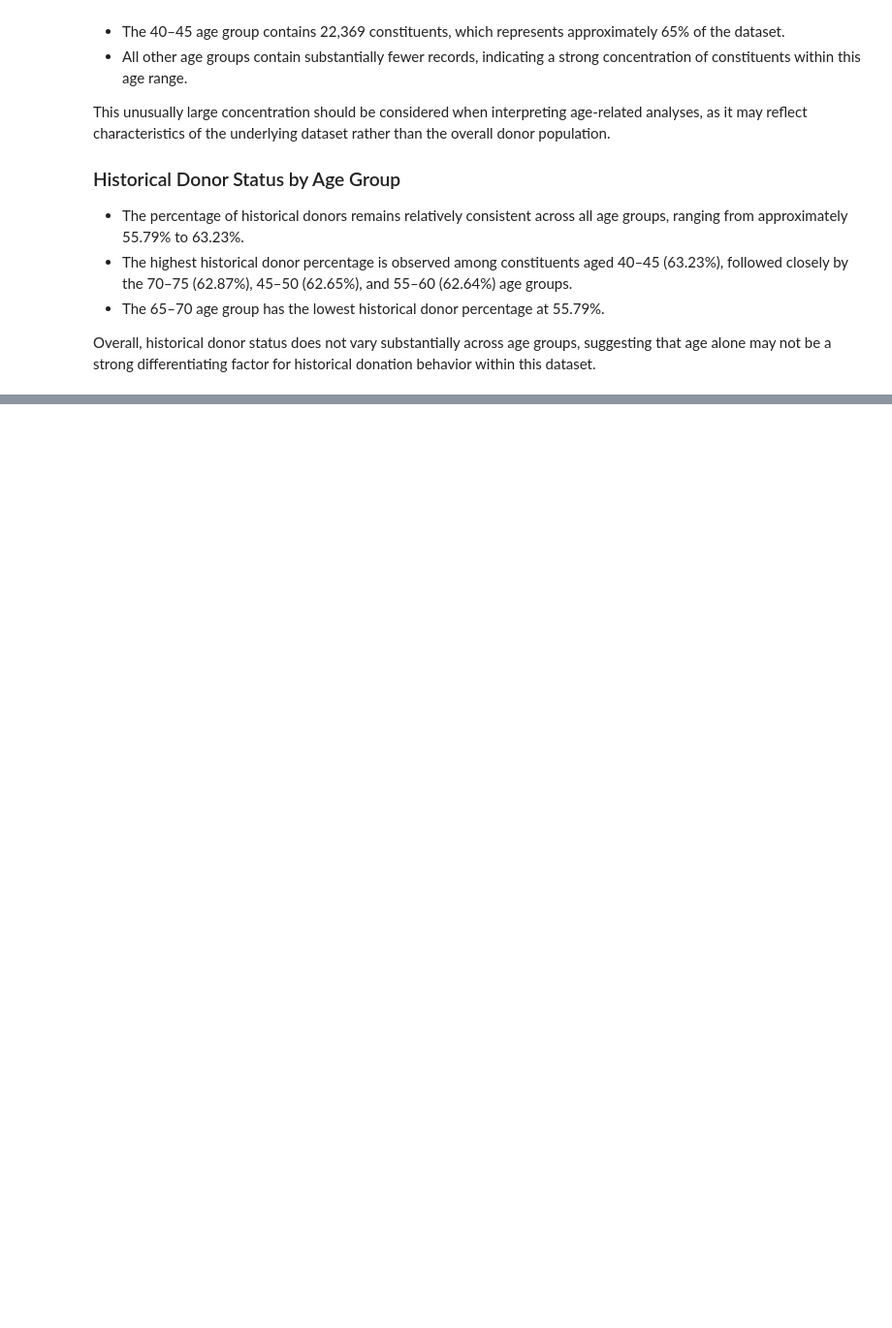
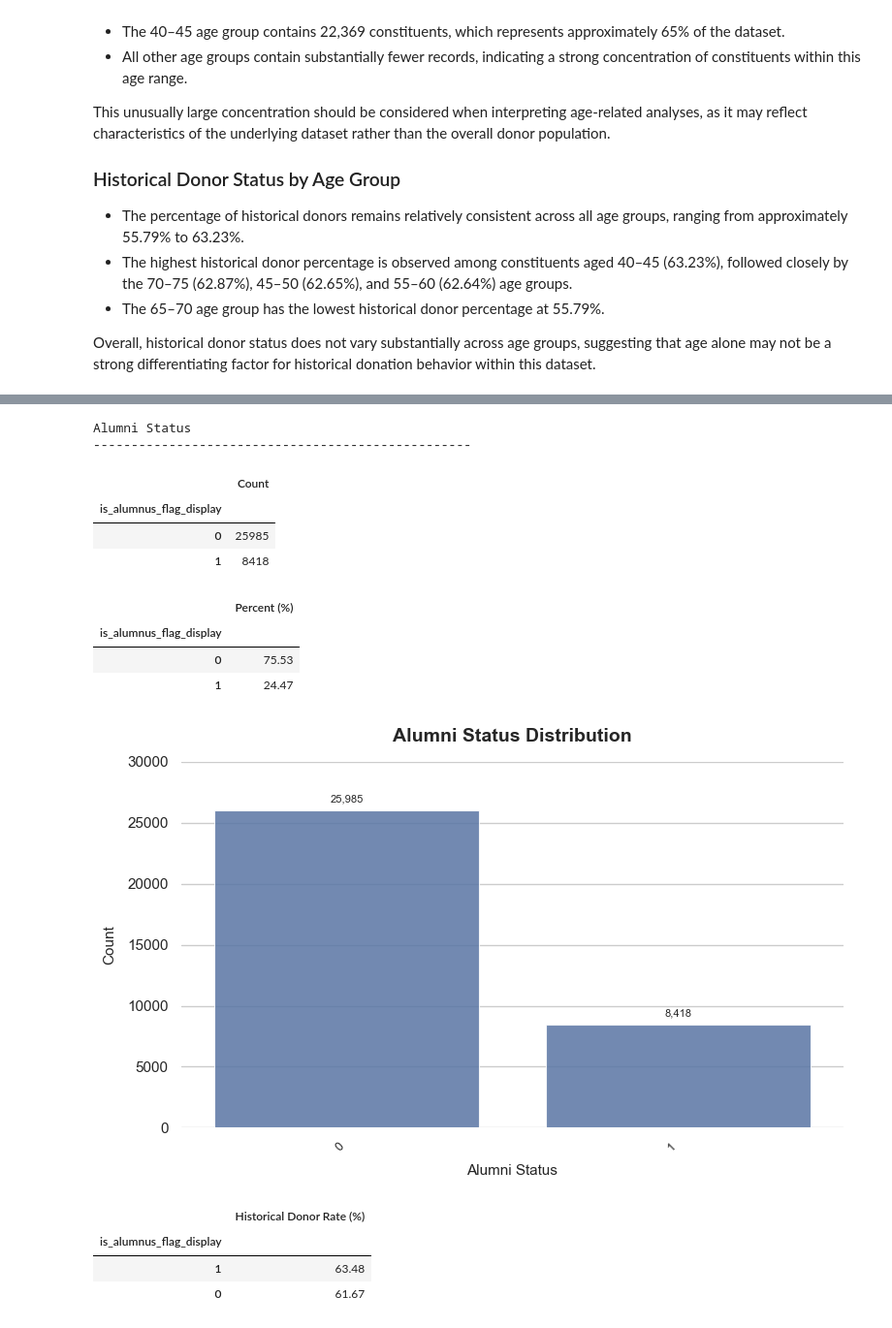
Before and after one commit to MDarkHead/red-cross-donor-prediction, a Jupyter notebook: notebooks/02_eda.ipynb, the cells around one changed output, grey strips where cells are left out. Shown at 97% size. Saved outputs shown, nothing was run; the diff lists cells and outputs as text; code cells hidden in the pictures; blank space fills up the shorter version.

```diff
--- a/notebooks/02_eda.ipynb
+++ b/notebooks/02_eda.ipynb
@@ -933,0 +1116,19 @@ Overall, historical donor status does not vary substantially across age groups,
+# %%
+# alumni status bar graph
+analyze_categorical_feature(df, "is_alumnus_flag", "Alumni Status")
+# %% [output]
+Alumni Status
+--------------------------------------------------
+|  | Count |
+| is_alumnus_flag_display |  |
+| 0 | 25985 |
+| 1 | 8418 |
+|  | Percent (%) |
+| is_alumnus_flag_display |  |
+| 0 | 75.53 |
+| 1 | 24.47 |
+[figure, added]
+|  | Historical Donor Rate (%) |
+| is_alumnus_flag_display |  |
+| 1 | 63.48 |
+| 0 | 61.67 |
```
Also changed, not shown: parts of 10 cells of this notebook.
